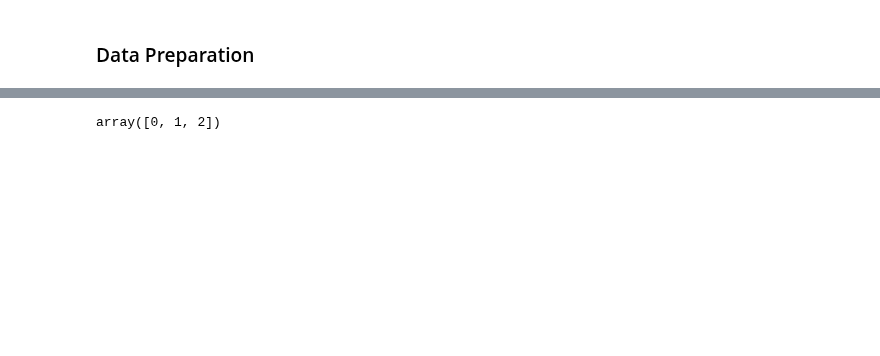
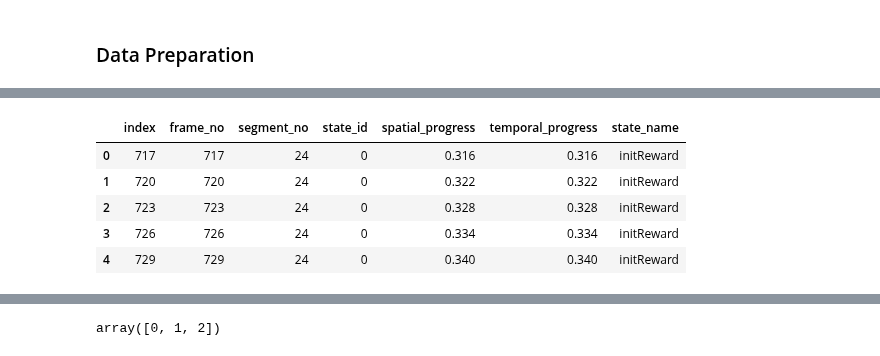
Before and after one commit to konkalaitzidis/bpnn, a Jupyter notebook: src/V3/BPNN_V3.ipynb, the cells around one changed output, grey strips where cells are left out. Cells and saved outputs as stored; diff of their text form; code cells hidden in the pictures; blank space fills up the shorter version.

```diff
--- a/src/V3/BPNN_V3.ipynb
+++ b/src/V3/BPNN_V3.ipynb
@@ -270,0 +291,10 @@ See the caveats in the documentation: https://pandas.pydata.org/pandas-docs/stab
+# %%
+df_aligned = df_behavior.loc[bonsai_data.groupby('Calcium_frame').first()[1:].Frame_Number].reset_index()
+df_aligned.head()
+# %% [output]
+|  | index | frame_no | segment_no | state_id | spatial_progress | temporal_progress | state_name |
+| 0 | 717 | 717 | 24 | 0 | 0.316 | 0.316 | initReward |
+| 1 | 720 | 720 | 24 | 0 | 0.322 | 0.322 | initReward |
+| 2 | 723 | 723 | 24 | 0 | 0.328 | 0.328 | initReward |
+| 3 | 726 | 726 | 24 | 0 | 0.334 | 0.334 | initReward |
+| 4 | 729 | 729 | 24 | 0 | 0.340 | 0.340 | initReward |
```
Also changed, not shown: parts of 54 cells of this notebook, 4 other files.
